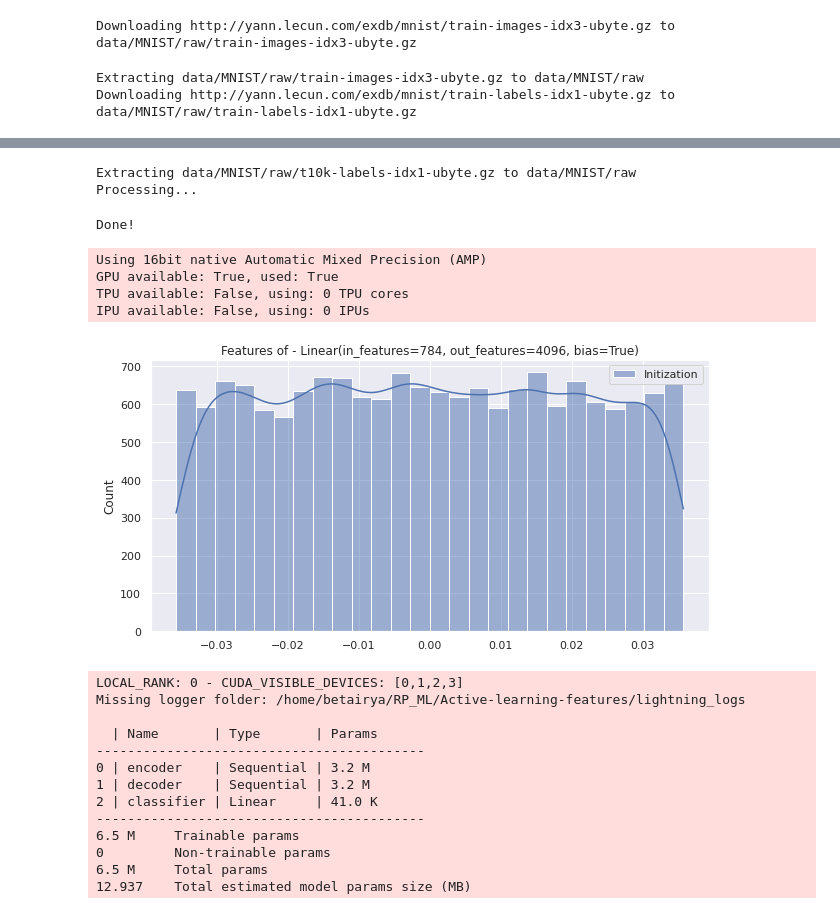
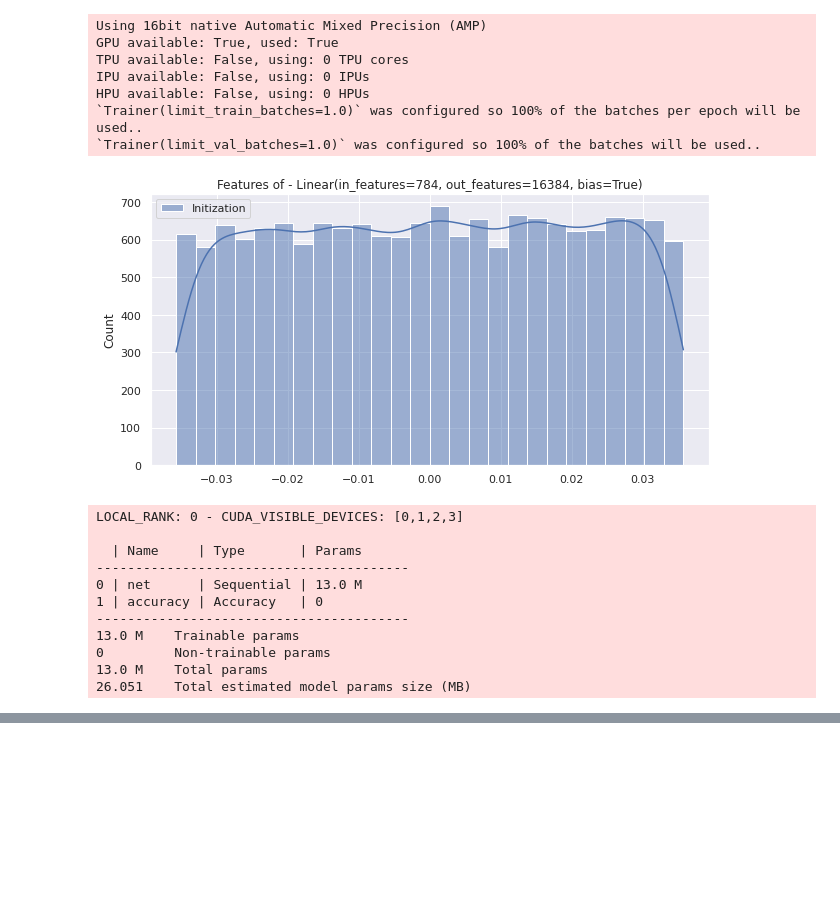
Before and after one commit to betairylia/Active-learning-features, a Jupyter notebook: PretrainTask.ipynb, the cells around one changed output, grey strips where cells are left out. Drawn from its saved outputs; the diff is of its cells as text; code cells hidden in the pictures; blank space fills up the shorter version.

```diff
--- a/PretrainTask.ipynb
+++ b/PretrainTask.ipynb
@@ -165,39 +184,55 @@ class LitAutoEncoder(pl.LightningModule):
 # %%
 # data
 dataset = MNIST('data/', train = True, download = True,
                  transform = transforms.Compose([
                         transforms.ToTensor(),
                         transforms.Normalize((0.1307,), (0.3081,))
                     ])
                )
 
 mnist_train, mnist_val = random_split(dataset, [55000, 5000])
 
 train_loader = DataLoader(mnist_train, batch_size=512, num_workers = 16)
 val_loader = DataLoader(mnist_val, batch_size=512, num_workers = 16)
 
 # model
-model = LitAutoEncoder(28 * 28, 10, 4096, noiseAmount = 0.3)
-# model = LitClassifier(28 * 28, 10, 4096)
+# model = LitAutoEncoder(28 * 28, 10, 4096, noiseAmount = 0.3)
+model = LitClassifier(28 * 28, 10, 16384)
 
 # training
 trainer = pl.Trainer(
     gpus=1,
     num_nodes=1,
     enable_progress_bar=True,
     precision=16,
 
     limit_train_batches=1.0,
-    limit_val_batches = 0.0,
+    limit_val_batches = 1.0,
 
-    max_epochs=200
+    max_epochs = 20
 )
 
-# vis = VisualizeFeatures(model.net[0], "Initization")
-vis = VisualizeFeatures(model.encoder[0], "Initization")
+vis = VisualizeFeatures(model.net[0], "Initization")
+# vis = VisualizeFeatures(model.encoder[0], "Initization")
 
 trainer.fit(model, train_loader, val_loader)
 # %% [output]
-Downloading http://yann.lecun.com/exdb/mnist/train-images-idx3-ubyte.gz to data/MNIST/raw/train-images-idx3-ubyte.gz
+Using 16bit native Automatic Mixed Precision (AMP)
+GPU available: True, used: True
+TPU available: False, using: 0 TPU cores
+IPU available: False, using: 0 IPUs
+HPU available: False, using: 0 HPUs
+`Trainer(limit_train_batches=1.0)` was configured so 100% of the batches per epoch will be used..
+`Trainer(limit_val_batches=1.0)` was configured so 100% of the batches will be used..
+[figure, new version]
-Extracting data/MNIST/raw/train-images-idx3-ubyte.gz to data/MNIST/raw
-Downloading http://yann.lecun.com/exdb/mnist/train-labels-idx1-ubyte.gz to data/MNIST/raw/train-labels-idx1-ubyte.gz
+LOCAL_RANK: 0 - CUDA_VISIBLE_DEVICES: [0,1,2,3]
+
+  | Name     | Type       | Params
+----------------------------------------
+0 | net      | Sequential | 13.0 M
+1 | accuracy | Accuracy   | 0
+----------------------------------------
+13.0 M    Trainable params
+0         Non-trainable params
+13.0 M    Total params
+26.051    Total estimated model params size (MB)
@@ -208,21 +238,0 @@ Downloading http://yann.lecun.com/exdb/mnist/t10k-labels-idx1-ubyte.gz to data/M
-Extracting data/MNIST/raw/t10k-labels-idx1-ubyte.gz to data/MNIST/raw
-Processing...
-Done!
-Using 16bit native Automatic Mixed Precision (AMP)
-GPU available: True, used: True
-TPU available: False, using: 0 TPU cores
-IPU available: False, using: 0 IPUs
-[figure, old version]
-LOCAL_RANK: 0 - CUDA_VISIBLE_DEVICES: [0,1,2,3]
-Missing logger folder: /home/betairya/RP_ML/Active-learning-features/lightning_logs
-
-  | Name       | Type       | Params
-------------------------------------------
-0 | encoder    | Sequential | 3.2 M
-1 | decoder    | Sequential | 3.2 M
-2 | classifier | Linear     | 41.0 K
-------------------------------------------
-6.5 M     Trainable params
-0         Non-trainable params
-6.5 M     Total params
-12.937    Total estimated model params size (MB)
```
Also changed, not shown: parts of 7 cells of this notebook, 9 other files.
